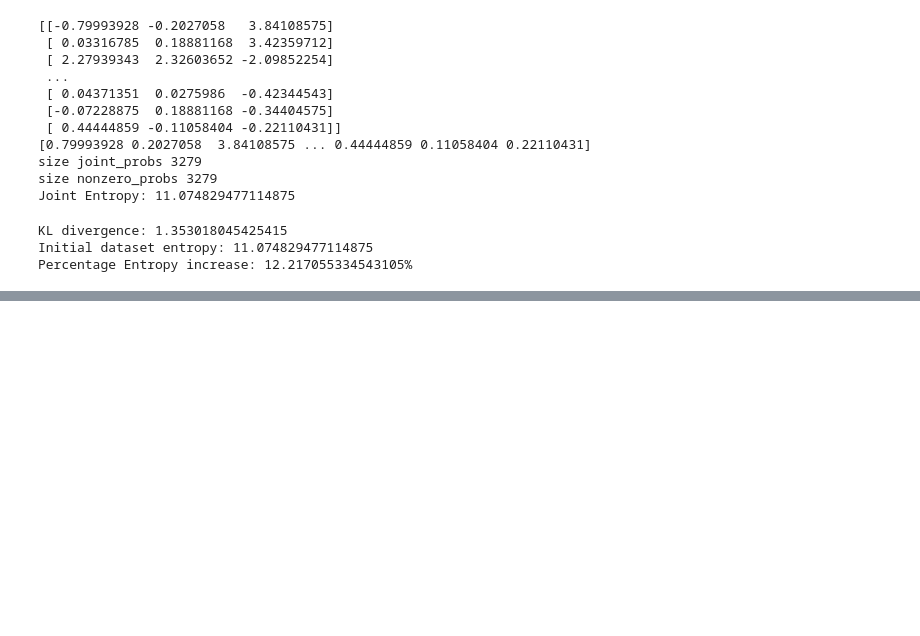
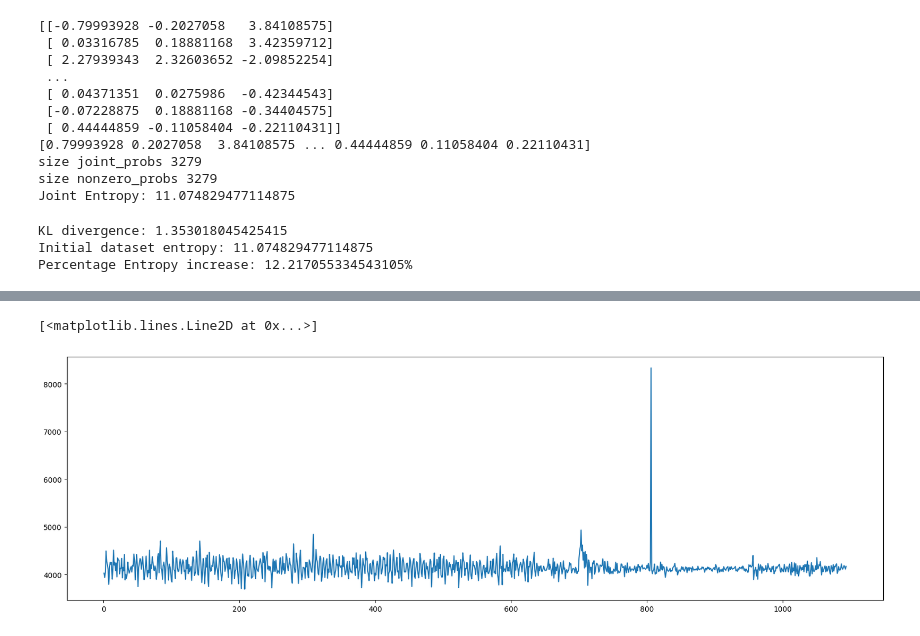
Before and after one commit to BianchiLuca28/project_CSD, a Jupyter notebook: notebook_exploration_cleaning/ingestion.ipynb, the cells around one changed output, grey strips where cells are left out. Drawn from its saved outputs; the diff is of its cells as text; code cells hidden in the pictures; blank space fills up the shorter version.

Commit message:
Adding new method to get the norm of a point

```diff
--- a/notebook_exploration_cleaning/ingestion.ipynb
+++ b/notebook_exploration_cleaning/ingestion.ipynb
@@ -210,0 +229,7 @@ plt.plot(np.arange(0, X_tsne.size, 1), X_tsne)
+# %%
+import pandas as pd
+import numpy as np
+import matplotlib.pyplot as plt
+
+# Loading the dataset again from the start
+norm_df = pd.read_csv("data/processed_data/TrainoCaso1/time_series.csv")
@@ -210,0 +254,11 @@ plt.plot(np.arange(0, X_tsne.size, 1), X_tsne)
+# %%
+time_series_1 = norm_df.copy()
+time_series_2 = norm_df.copy()
+
+# Normalize the 3-dim points using sqrt(x^2 + y^2 + z^2)
+time_series_1['Norm_value'] = np.sqrt(np.square(time_series_1['Axe1X']) + np.square(time_series_1['Axe1Y']) + np.square(time_series_1['Axe1Z']))
+time_series_2['Norm_value'] = np.sqrt(np.square(time_series_1['Axe2X']) + np.square(time_series_1['Axe2Y']) + np.square(time_series_1['Axe2Z']))
+
+# Remove the columns of the other time series
+time_series_1.drop(columns=['Axe2X', 'Axe2Y', 'Axe2Z'], inplace=True, axis=1)
+time_series_2.drop(columns=['Axe1X', 'Axe1Y', 'Axe1Z'], inplace=True, axis=1)
@@ -210,0 +277,6 @@ plt.plot(np.arange(0, X_tsne.size, 1), X_tsne)
+# %%
+plt.figure(figsize=(20,6))
+plt.plot(time_series_1[time_series_1['Acquisition Number'] == 60].Time, time_series_1[time_series_1['Acquisition Number'] == 60].Norm_value)
+# %% [output]
+[<matplotlib.lines.Line2D at 0x...>]
+[figure, added]
```
Also changed, not shown: parts of 8 cells of this notebook.
